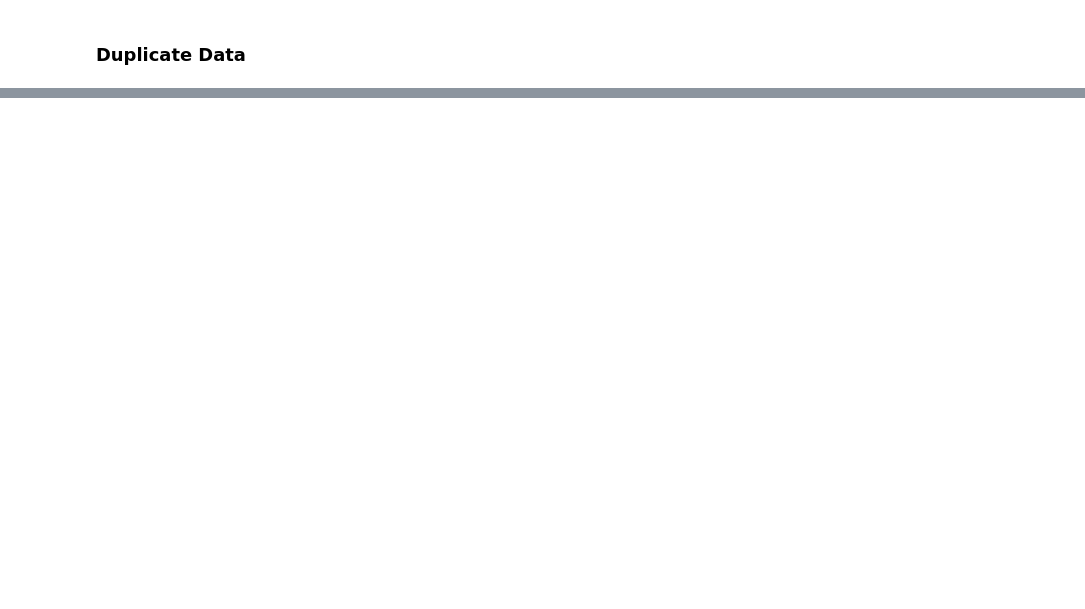
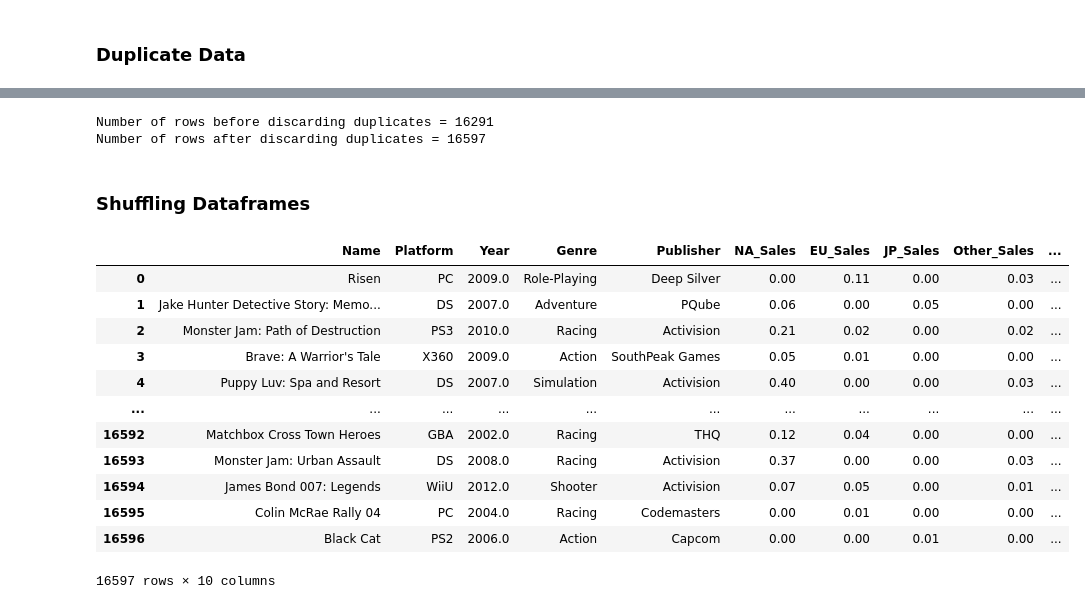
Before and after one commit to itspennyh/CSC177, a Jupyter notebook: dataPreProsUn226.ipynb, the cells around one changed output, grey strips where cells are left out. Saved outputs shown, nothing was run; the diff lists cells and outputs as text; code cells hidden in the pictures; blank space fills up the shorter version.

Commit message:
Completing up to "Dropping Fields/Columns" as is in Canvas tutorial.

```diff
--- a/dataPreProsUn226.ipynb
+++ b/dataPreProsUn226.ipynb
@@ -2,7 +2,6 @@
 # Warming Up
 import pandas as pd
 import numpy as np
-from random import randrange
 
 fPath = './data/vgsales.csv'
 df = pd.read_csv(fPath)
@@ -10,8 +9,12 @@ df = pd.read_csv(fPath)
 # trying to create 1.5% worth of duplicates
 rws = df.shape[0]
 col = df.shape[1]
+
+'''
+# Commented out def, as there are actual duplicates once rank is removed
+
+from random import randrange
 rwRtio = int(.015 * rws) # float is truncated
-
 print('Number of instances before duplication = %d' % (rws))
 
 def eenyMeeny():
@@ -21,10 +24,14 @@ def eenyMeeny():
     return tg
 
 for i in range(rwRtio):
+    # Also reported issues on this line
     df = df.append(eenyMeeny(), ignore_index=True)
 rws = df.shape[0]
+'''
 
-print('Number of instances after duplication = %d' % (rws))
+print('Number of instances = %d' % (rws))
 print('Number of attributes = %d' % (col))
 print(df.head())
+# Tables that Michael Berbach will use
+dfMB = df
 # %% [output]
@@ -139,0 +162,7 @@ print('Number of duplicate rows = %d' % (dups.sum()))
+# %%
+
+# It was found that duplicates exist when the rank attribute is removed
+dfMB = dfMB.drop(['Rank'], axis=1)
+dups = dfMB.duplicated()
+print('Number of duplicate rows = %d' % (dups.sum()))
+dfMB.loc[dfMB.duplicated(keep=False)]
@@ -139,0 +174,29 @@ print('Number of duplicate rows = %d' % (dups.sum()))
+# %%
+print('Number of rows before discarding duplicates = %d' % (rws))
+dfMB = dfMB.drop_duplicates()
+print('Number of rows after discarding duplicates = %d' % (dfMB.shape[0]))
+# %% [output]
+Number of rows before discarding duplicates = 16291
+Number of rows after discarding duplicates = 16597
+# %% [markdown]
+### Shuffling Dataframes
+# %%
+dfMB = dfMB.reindex(np.random.permutation(dfMB.index))
+dfMB.reset_index(inplace=True, drop=True)
+dfMB
+# Shuffling is aparent as it was
+# originally ranked in order of global sales
+# %% [output]
+|  | Name | Platform | Year | Genre | Publisher | NA_Sales | EU_Sales | JP_Sales | Other_Sales | ... |
+| 0 | Risen | PC | 2009.0 | Role-Playing | Deep Silver | 0.00 | 0.11 | 0.00 | 0.03 | ... |
+| 1 | Jake Hunter Detective Story: Memo... | DS | 2007.0 | Adventure | PQube | 0.06 | 0.00 | 0.05 | 0.00 | ... |
+| 2 | Monster Jam: Path of Destruction | PS3 | 2010.0 | Racing | Activision | 0.21 | 0.02 | 0.00 | 0.02 | ... |
+| 3 | Brave: A Warrior's Tale | X360 | 2009.0 | Action | SouthPeak Games | 0.05 | 0.01 | 0.00 | 0.00 | ... |
+| 4 | Puppy Luv: Spa and Resort | DS | 2007.0 | Simulation | Activision | 0.40 | 0.00 | 0.00 | 0.03 | ... |
+| ... | ... | ... | ... | ... | ... | ... | ... | ... | ... | ... |
+| 16592 | Matchbox Cross Town Heroes | GBA | 2002.0 | Racing | THQ | 0.12 | 0.04 | 0.00 | 0.00 | ... |
+| 16593 | Monster Jam: Urban Assault | DS | 2008.0 | Racing | Activision | 0.37 | 0.00 | 0.00 | 0.03 | ... |
+| 16594 | James Bond 007: Legends | WiiU | 2012.0 | Shooter | Activision | 0.07 | 0.05 | 0.00 | 0.01 | ... |
+| 16595 | Colin McRae Rally 04 | PC | 2004.0 | Racing | Codemasters | 0.00 | 0.01 | 0.00 | 0.00 | ... |
+| 16596 | Black Cat | PS2 | 2006.0 | Action | Capcom | 0.00 | 0.00 | 0.01 | 0.00 | ... |
+16597 rows × 10 columns
```
Also changed, not shown: parts of 15 cells of this notebook.
